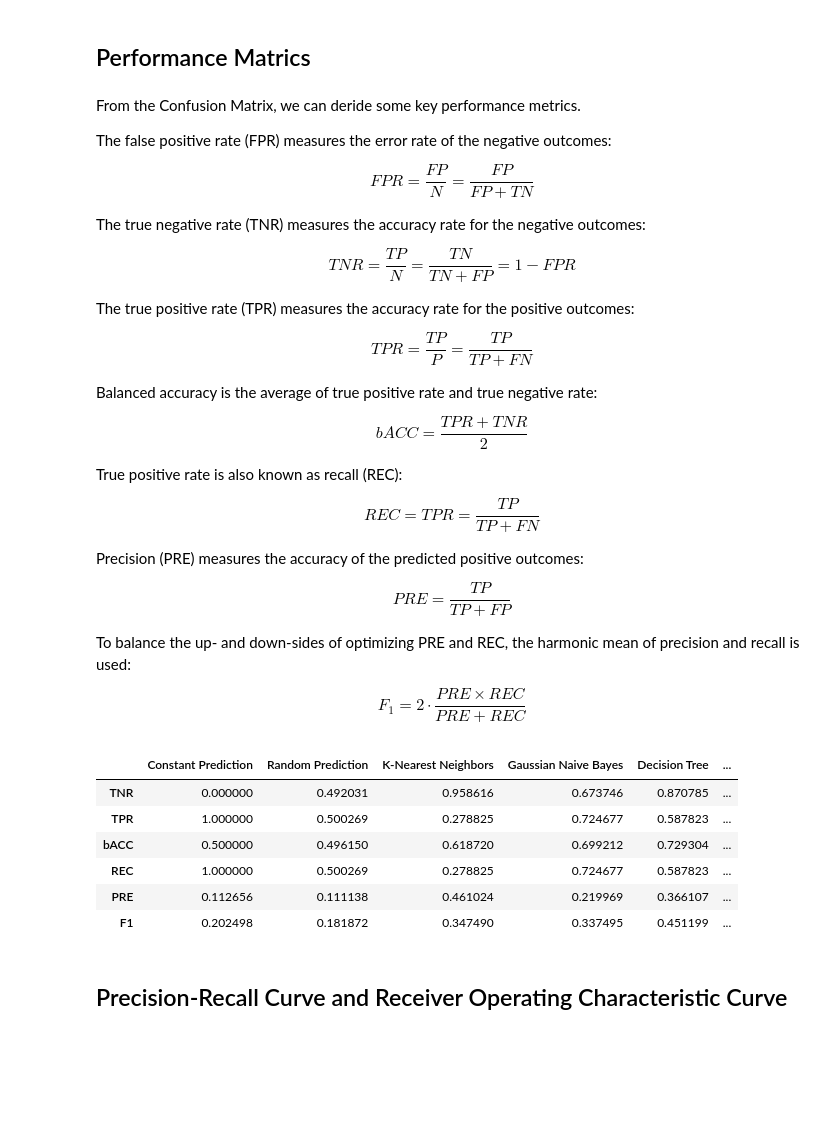
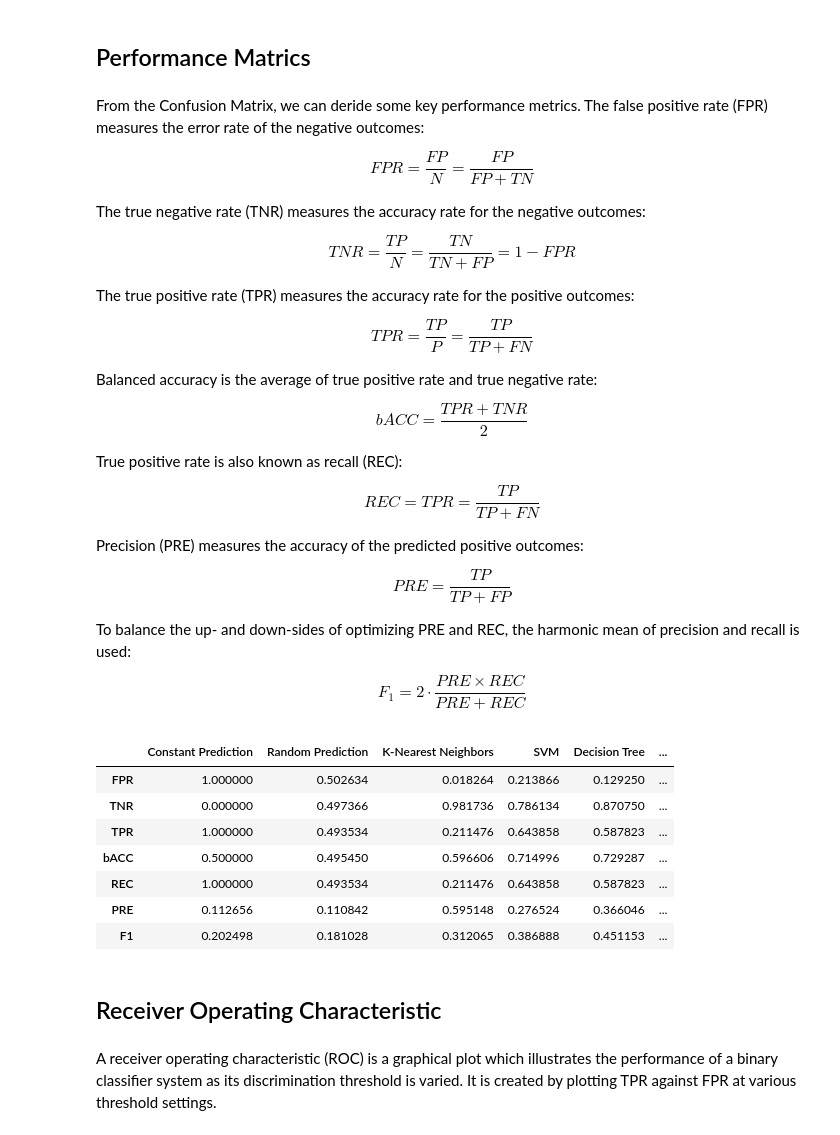
Before and after one commit to iewaij/data-analytics-bank-marketing, a Jupyter notebook: code/3_evaluation.ipynb, the cells around one changed output. Cells and saved outputs as stored; diff of their text form; code cells hidden in the pictures; blank space fills up the shorter version.

```diff
--- a/code/3_evaluation.ipynb
+++ b/code/3_evaluation.ipynb
@@ -31,0 +32,16 @@ from sklearn.metrics import average_precision_score, f1_score, precision_score,
+# %%
+names = ["Constant Prediction",
+         "Random Prediction",
+         "K-Nearest Neighbors",
+         "SVM",
+         "Decision Tree",
+         "Logistic Regression"]
+
+clfs = [DummyClassifier(strategy="constant", constant=1),
+        DummyClassifier(strategy="uniform"),
+        KNeighborsClassifier(n_neighbors=10),
+        SGDClassifier(loss="hinge", class_weight="balanced"),
+        DecisionTreeClassifier(max_depth=5, class_weight="balanced"),
+        LogisticRegression(class_weight="balanced")]
+
+n = len(names)
@@ -38,22 +85,3 @@ X_train = X_train_freq
-# %%
-names = ["Constant Prediction",
-         "Random Prediction",
-         "K-Nearest Neighbors",
-         "Gaussian Naive Bayes",
-         "Decision Tree",
-         "Logistic Regression"]
-
-clfs = [DummyClassifier(strategy="constant", constant=1),
-        DummyClassifier(strategy="uniform"),
-        KNeighborsClassifier(n_neighbors=3),
-        GaussianNB(),
-        DecisionTreeClassifier(max_depth=5, class_weight="balanced"),
-        LogisticRegression(class_weight="balanced")]
-
-n = len(names)
-y_pred = {}
-for name, clf in zip(names, clfs):
-    y_pred[name] = cross_val_predict(clf, X_train, y_train, cv=10, n_jobs=-1)
 # %%
 f, axs = plt.subplots(1, n+1, figsize=(4.8*(n+1)+0.1*n, 4.8), sharey=True, gridspec_kw=dict(wspace=0.1))
 
@@ -85,9 +113,7 @@ for i, name in zip(range(1, n+1), names):
 # %% [markdown]
 ## Performance Matrics
 # %% [markdown]
-From the Confusion Matrix, we can deride some key performance metrics.
-
-The false positive rate (FPR) measures the error rate of the negative outcomes:
+From the Confusion Matrix, we can deride some key performance metrics. The false positive rate (FPR) measures the error rate of the negative outcomes:
 
 $$
 FPR = \frac{FP}{N} = \frac{FP}{FP+TN}
@@ -129,29 +155,33 @@ $$
 F_1 = 2 \cdot \frac{PRE \times REC}{PRE + REC}
 $$
 # %%
-matric_names = ["TNR", "TPR", "bACC", "REC", "PRE", "F1"]
+matric_names = ["FPR", "TNR", "TPR", "bACC", "REC", "PRE", "F1"]
 matric_df = pd.DataFrame(index=matric_names, columns=names)
 
 for name, clf in zip(names, clfs):
-    matrics = [recall_score(y_train, y_pred[name], pos_label=0),
+    matrics = [1-recall_score(y_train, y_pred[name], pos_label=0),
+               recall_score(y_train, y_pred[name], pos_label=0),
                recall_score(y_train, y_pred[name]),
                balanced_accuracy_score(y_train, y_pred[name]),
                recall_score(y_train, y_pred[name]),
                precision_score(y_train, y_pred[name]),
                f1_score(y_train, y_pred[name])]
     matric_df[name] = matrics
 
 matric_df
 # %% [output]
-|  | Constant Prediction | Random Prediction | K-Nearest Neighbors | Gaussian Naive Bayes | Decision Tree | ... |
-| TNR | 0.000000 | 0.492031 | 0.958616 | 0.673746 | 0.870785 | ... |
-| TPR | 1.000000 | 0.500269 | 0.278825 | 0.724677 | 0.587823 | ... |
-| bACC | 0.500000 | 0.496150 | 0.618720 | 0.699212 | 0.729304 | ... |
-| REC | 1.000000 | 0.500269 | 0.278825 | 0.724677 | 0.587823 | ... |
-| PRE | 0.112656 | 0.111138 | 0.461024 | 0.219969 | 0.366107 | ... |
-| F1 | 0.202498 | 0.181872 | 0.347490 | 0.337495 | 0.451199 | ... |
+|  | Constant Prediction | Random Prediction | K-Nearest Neighbors | SVM | Decision Tree | ... |
+| FPR | 1.000000 | 0.502634 | 0.018264 | 0.213866 | 0.129250 | ... |
+| TNR | 0.000000 | 0.497366 | 0.981736 | 0.786134 | 0.870750 | ... |
+| TPR | 1.000000 | 0.493534 | 0.211476 | 0.643858 | 0.587823 | ... |
+| bACC | 0.500000 | 0.495450 | 0.596606 | 0.714996 | 0.729287 | ... |
+| REC | 1.000000 | 0.493534 | 0.211476 | 0.643858 | 0.587823 | ... |
+| PRE | 0.112656 | 0.110842 | 0.595148 | 0.276524 | 0.366046 | ... |
+| F1 | 0.202498 | 0.181028 | 0.312065 | 0.386888 | 0.451153 | ... |
 # %% [markdown]
-## Precision-Recall Curve and Receiver Operating Characteristic Curve
+## Receiver Operating Characteristic
+# %% [markdown]
+A receiver operating characteristic (ROC) is a graphical plot which illustrates the performance of a binary classifier system as its discrimination threshold is varied. It is created by plotting TPR against FPR at various threshold settings.
 # %%
 from sklearn.metrics import precision_recall_curve
 from sklearn.metrics import roc_curve
```
Also changed, not shown: parts of 21 cells of this notebook, 1 other file.
